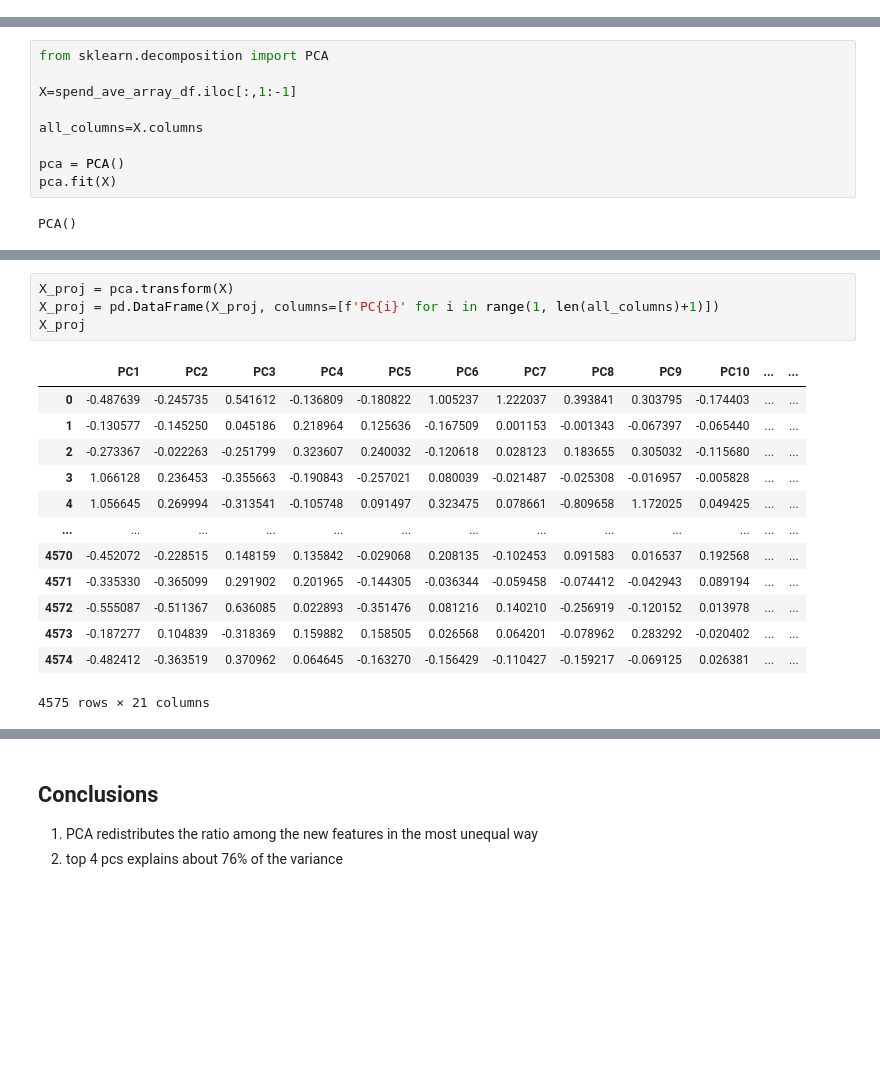
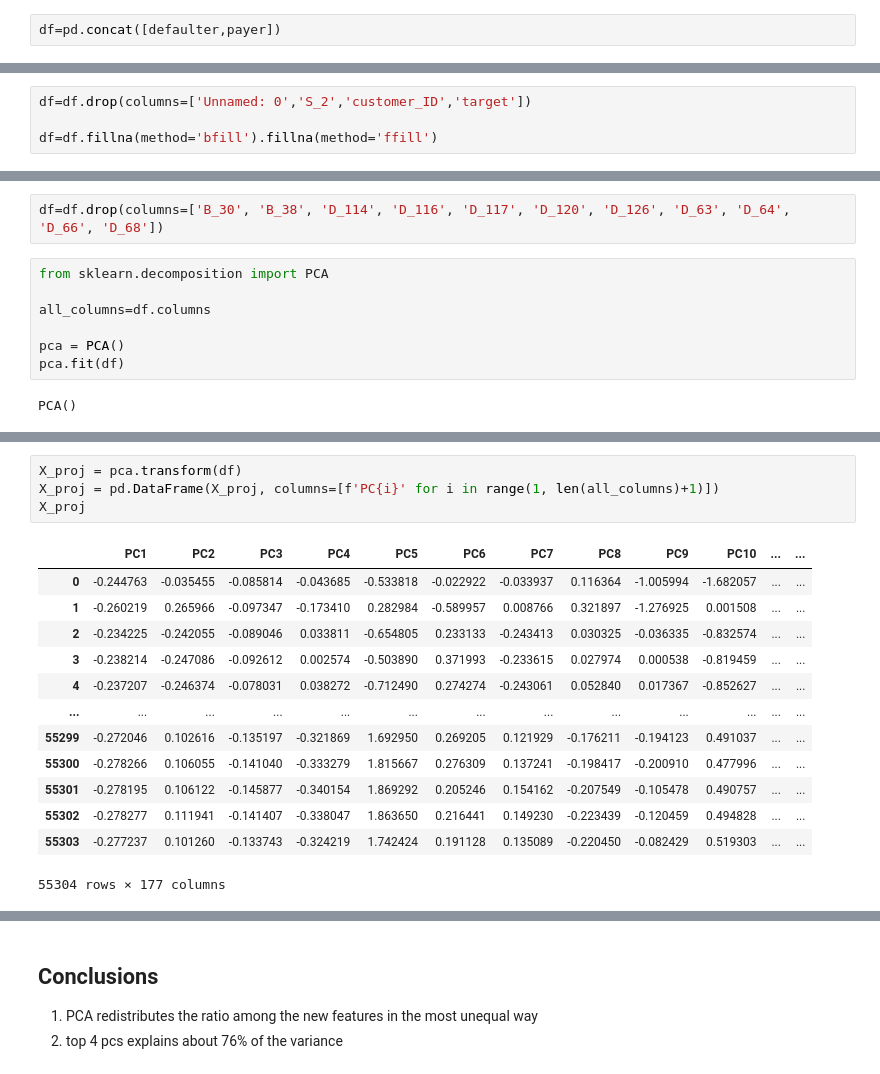
Before and after one commit to slawa-loev/AMEX_default_prediction, a Jupyter notebook: notebooks/EDA.ipynb, the cells around one changed output, grey strips where cells are left out. Drawn from its saved outputs; the diff is of its cells as text; blank space fills up the shorter version.

```diff
--- a/notebooks/EDA.ipynb
+++ b/notebooks/EDA.ipynb
@@ -140,0 +152,2 @@ spend_ave_array_df.head()
+# %%
+df=pd.concat([defaulter,payer])
@@ -140,0 +164,4 @@ spend_ave_array_df.head()
+# %%
+df=df.drop(columns=['Unnamed: 0','S_2','customer_ID','target'])
+
+df=df.fillna(method='bfill').fillna(method='ffill')
@@ -141,12 +178,12 @@ spend_ave_array_df.head()
+# %%
+df=df.drop(columns=['B_30', 'B_38', 'D_114', 'D_116', 'D_117', 'D_120', 'D_126', 'D_63', 'D_64', 'D_66', 'D_68'])
 # %%
 from sklearn.decomposition import PCA
 
-X=spend_ave_array_df.iloc[:,1:-1]
-
-all_columns=X.columns
+all_columns=df.columns
 
 pca = PCA()
-pca.fit(X)
+pca.fit(df)
 # %% [output]
 PCA()
 # %%
@@ -180,21 +212,21 @@ W
 # %%
-X_proj = pca.transform(X)
+X_proj = pca.transform(df)
 X_proj = pd.DataFrame(X_proj, columns=[f'PC{i}' for i in range(1, len(all_columns)+1)])
 X_proj
 # %% [output]
 |  | PC1 | PC2 | PC3 | PC4 | PC5 | PC6 | PC7 | PC8 | PC9 | PC10 | ... | ... |
-| 0 | -0.487639 | -0.245735 | 0.541612 | -0.136809 | -0.180822 | 1.005237 | 1.222037 | 0.393841 | 0.303795 | -0.174403 | ... | ... |
-| 1 | -0.130577 | -0.145250 | 0.045186 | 0.218964 | 0.125636 | -0.167509 | 0.001153 | -0.001343 | -0.067397 | -0.065440 | ... | ... |
-| 2 | -0.273367 | -0.022263 | -0.251799 | 0.323607 | 0.240032 | -0.120618 | 0.028123 | 0.183655 | 0.305032 | -0.115680 | ... | ... |
-| 3 | 1.066128 | 0.236453 | -0.355663 | -0.190843 | -0.257021 | 0.080039 | -0.021487 | -0.025308 | -0.016957 | -0.005828 | ... | ... |
-| 4 | 1.056645 | 0.269994 | -0.313541 | -0.105748 | 0.091497 | 0.323475 | 0.078661 | -0.809658 | 1.172025 | 0.049425 | ... | ... |
+| 0 | -0.244763 | -0.035455 | -0.085814 | -0.043685 | -0.533818 | -0.022922 | -0.033937 | 0.116364 | -1.005994 | -1.682057 | ... | ... |
+| 1 | -0.260219 | 0.265966 | -0.097347 | -0.173410 | 0.282984 | -0.589957 | 0.008766 | 0.321897 | -1.276925 | 0.001508 | ... | ... |
+| 2 | -0.234225 | -0.242055 | -0.089046 | 0.033811 | -0.654805 | 0.233133 | -0.243413 | 0.030325 | -0.036335 | -0.832574 | ... | ... |
+| 3 | -0.238214 | -0.247086 | -0.092612 | 0.002574 | -0.503890 | 0.371993 | -0.233615 | 0.027974 | 0.000538 | -0.819459 | ... | ... |
+| 4 | -0.237207 | -0.246374 | -0.078031 | 0.038272 | -0.712490 | 0.274274 | -0.243061 | 0.052840 | 0.017367 | -0.852627 | ... | ... |
 | ... | ... | ... | ... | ... | ... | ... | ... | ... | ... | ... | ... | ... |
-| 4570 | -0.452072 | -0.228515 | 0.148159 | 0.135842 | -0.029068 | 0.208135 | -0.102453 | 0.091583 | 0.016537 | 0.192568 | ... | ... |
-| 4571 | -0.335330 | -0.365099 | 0.291902 | 0.201965 | -0.144305 | -0.036344 | -0.059458 | -0.074412 | -0.042943 | 0.089194 | ... | ... |
-| 4572 | -0.555087 | -0.511367 | 0.636085 | 0.022893 | -0.351476 | 0.081216 | 0.140210 | -0.256919 | -0.120152 | 0.013978 | ... | ... |
-| 4573 | -0.187277 | 0.104839 | -0.318369 | 0.159882 | 0.158505 | 0.026568 | 0.064201 | -0.078962 | 0.283292 | -0.020402 | ... | ... |
-| 4574 | -0.482412 | -0.363519 | 0.370962 | 0.064645 | -0.163270 | -0.156429 | -0.110427 | -0.159217 | -0.069125 | 0.026381 | ... | ... |
+| 55299 | -0.272046 | 0.102616 | -0.135197 | -0.321869 | 1.692950 | 0.269205 | 0.121929 | -0.176211 | -0.194123 | 0.491037 | ... | ... |
+| 55300 | -0.278266 | 0.106055 | -0.141040 | -0.333279 | 1.815667 | 0.276309 | 0.137241 | -0.198417 | -0.200910 | 0.477996 | ... | ... |
+| 55301 | -0.278195 | 0.106122 | -0.145877 | -0.340154 | 1.869292 | 0.205246 | 0.154162 | -0.207549 | -0.105478 | 0.490757 | ... | ... |
+| 55302 | -0.278277 | 0.111941 | -0.141407 | -0.338047 | 1.863650 | 0.216441 | 0.149230 | -0.223439 | -0.120459 | 0.494828 | ... | ... |
+| 55303 | -0.277237 | 0.101260 | -0.133743 | -0.324219 | 1.742424 | 0.191128 | 0.135089 | -0.220450 | -0.082429 | 0.519303 | ... | ... |
-4575 rows × 21 columns
+55304 rows × 177 columns
 # %%
 sns.heatmap(X_proj.corr(), cmap='coolwarm');
 # %% [output]
```
Also changed, not shown: parts of 9 cells of this notebook, 2 other files.
